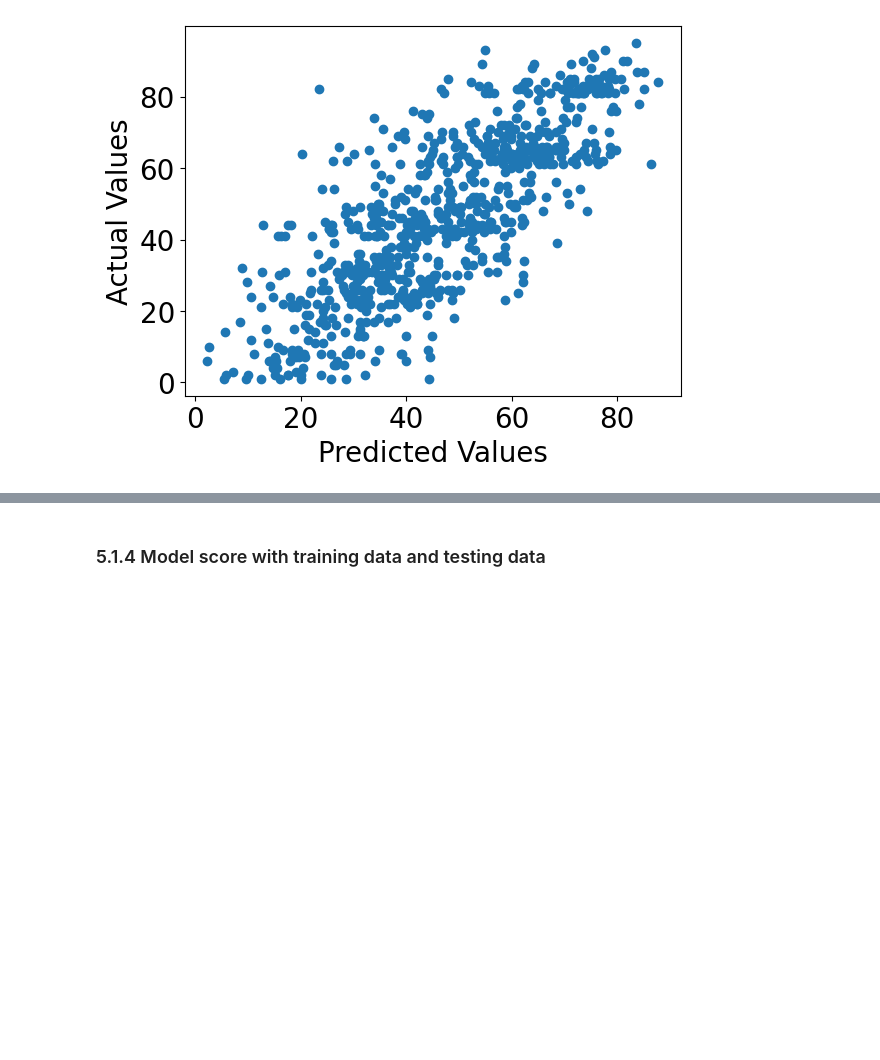
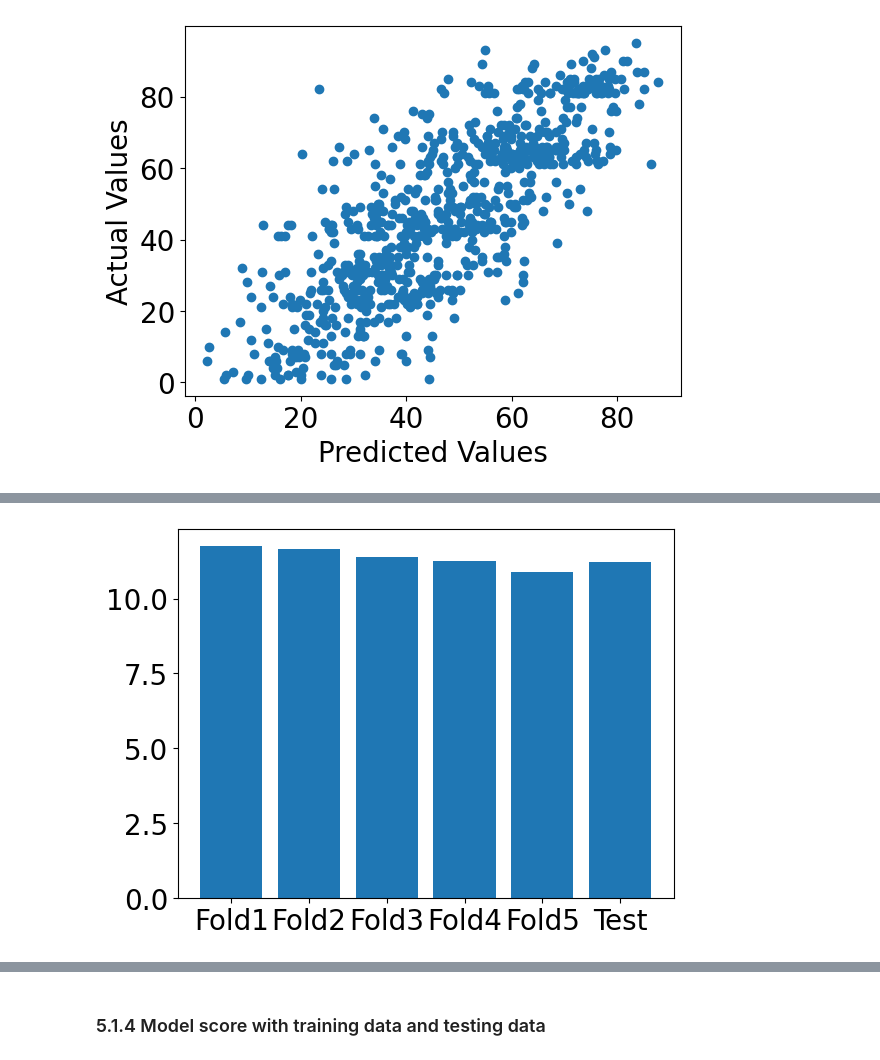
Before and after one commit to MrP29/EECS3401_Project, a Jupyter notebook: 3401_project.ipynb, the cells around one changed output, grey strips where cells are left out. Saved outputs shown, nothing was run; the diff lists cells and outputs as text; code cells hidden in the pictures; blank space fills up the shorter version.

```diff
--- a/3401_project.ipynb
+++ b/3401_project.ipynb
@@ -426,0 +448,10 @@ plt.show()
+# %%
+mae_scores = [-1 * i for i in cv_scores['test_neg_mean_absolute_error']]
+mae_scores.append(lr_test_perf['mae'])
+
+plt.xticks(range(len(labels)), labels)
+# plt.ylabel('MAE')
+plt.bar(range(len(rmse_scores)), mae_scores)
+plt.show()
+# %% [output]
+[figure, added]
```
Also changed, not shown: parts of 11 cells of this notebook.
